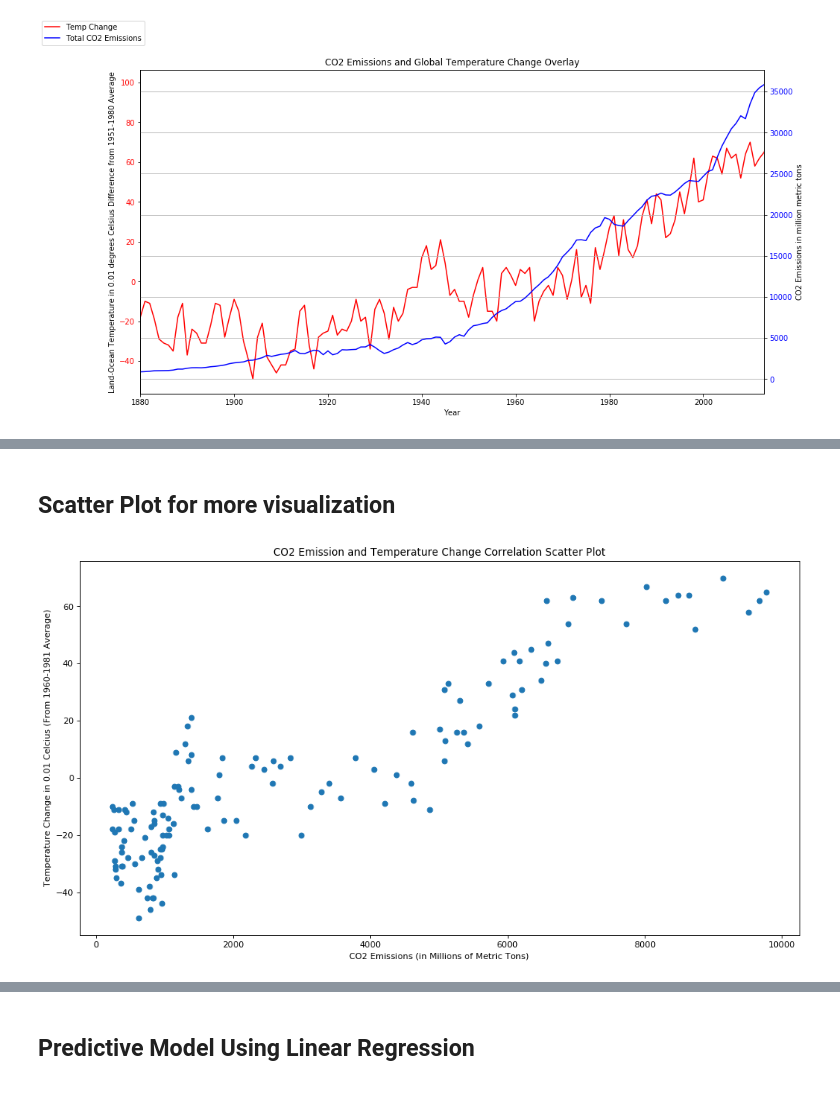
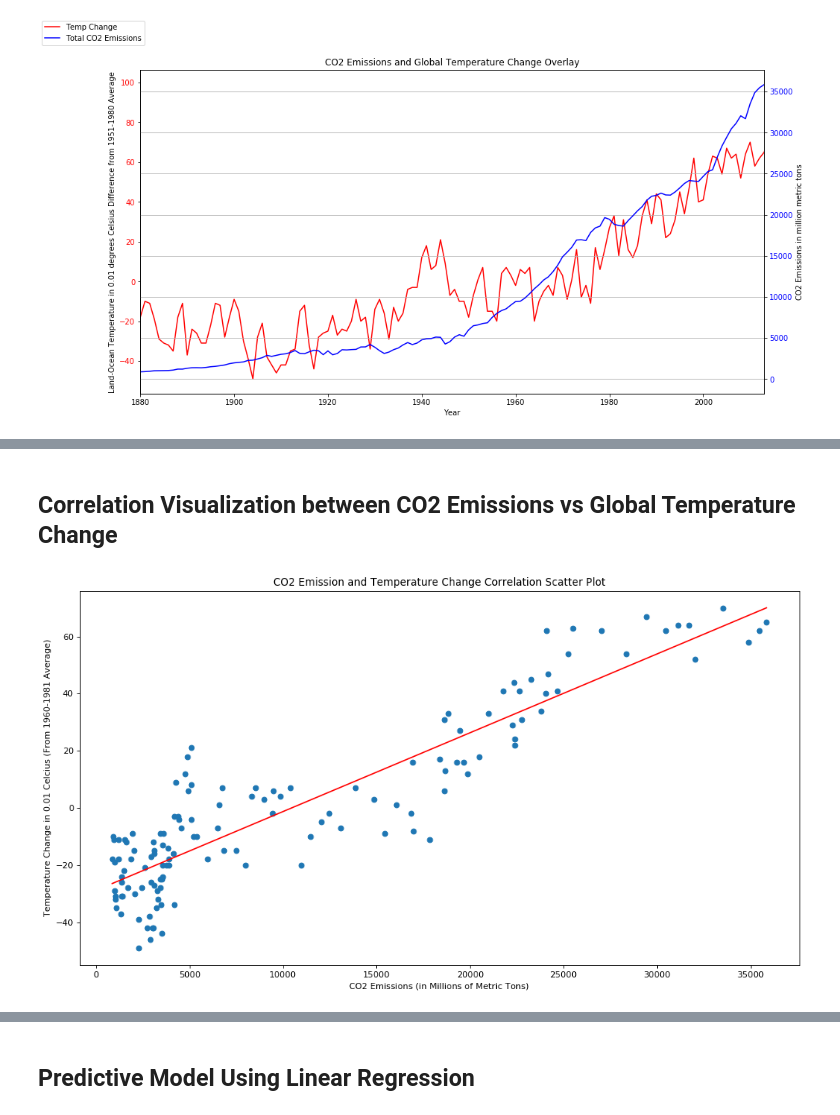
Before and after one commit to kevinliang43/GlobalWarmingProj, a Jupyter notebook: DSProj.ipynb, the cells around one changed output, grey strips where cells are left out. Saved outputs shown, nothing was run; the diff lists cells and outputs as text; code cells hidden in the pictures.

Commit message:
Added Linear Regression Model. Refactored code into functions.

```diff
--- a/DSProj.ipynb
+++ b/DSProj.ipynb
@@ -277,21 +282,35 @@ def lin_reg_model(x_vals, y_vals):
     # Format into usable Dictionary
     ret_dict = {'cor_coeff': model.score(format_x_vals, y_vals) ,'slope' : model.coef_[0], 'intercept':model.intercept_}
     return ret_dict
+
+# Generic Function to produce Linear Regression Model x values and y values
+# Input: Array of Numbers Representing X axis values
+#        Array of Numbers Representing Y axis values
+# Output: Tuple of Arrays ([x-values], [y-values]) representing the values of the best fit line
+def lin_reg_model_values(x_vals, y_vals):
+    model = lin_reg_model(x_vals, y_vals)
+    model_x_val = [i for i in range(round(min(x_vals)), round(max(x_vals)))]
+    model_y_val = [(model['slope'] * i + model['intercept']) for i in model_x_val]
+    return model_x_val, model_y_val
-# %% [markdown]
-## Scatter Plot for more visualization
+# %% [markdown]
+## Correlation Visualization between CO2 Emissions vs Global Temperature Change
 # %%
-
 ## CO2 Data: 1750 - 2013
 ## Temp Data: 1880 - 2018
 ## Overlapping years: 1880-2013
+## Scatter Plot
 total_co2_trunc = total_co2[129:]
 average_temp_trunc = averages[:-5]
 
+# Linear Regression Model Line
+x_vals, y_vals = lin_reg_model_values(total_co2_trunc, average_temp_trunc)
+
 plt.figure(figsize=(15, 8), dpi= 80, facecolor='w', edgecolor='k')
 plt.scatter(total_co2_trunc, average_temp_trunc)
+plt.plot(x_vals, y_vals, '-', color="red")
 plt.title("CO2 Emission and Temperature Change Correlation Scatter Plot")
 plt.xlabel("CO2 Emissions (in Millions of Metric Tons)")
 plt.ylabel("Temperature Change in 0.01 Celcius (From 1960-1981 Average)")
 plt.show()
 # %% [output]
-[figure, old version]
+[figure, new version]
```
Also changed, not shown: parts of 7 cells of this notebook.
